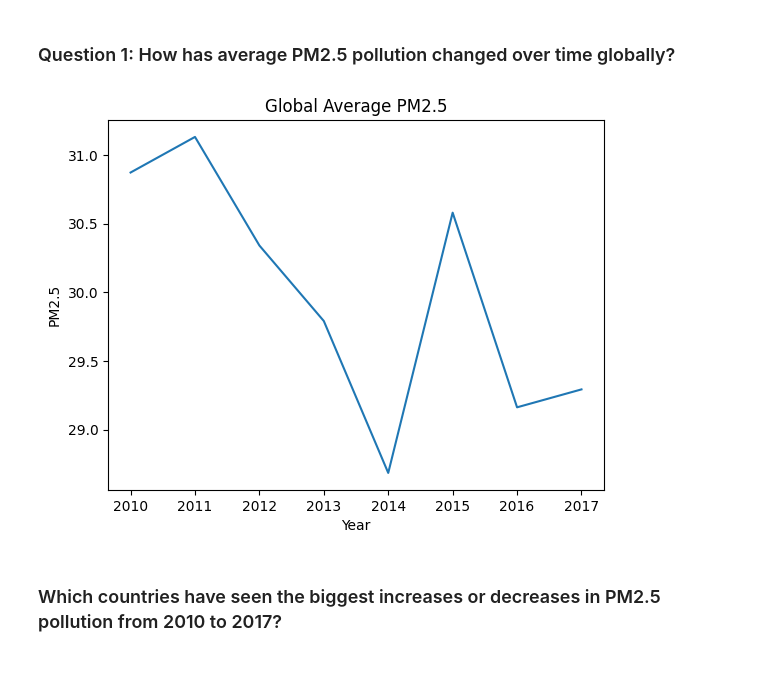
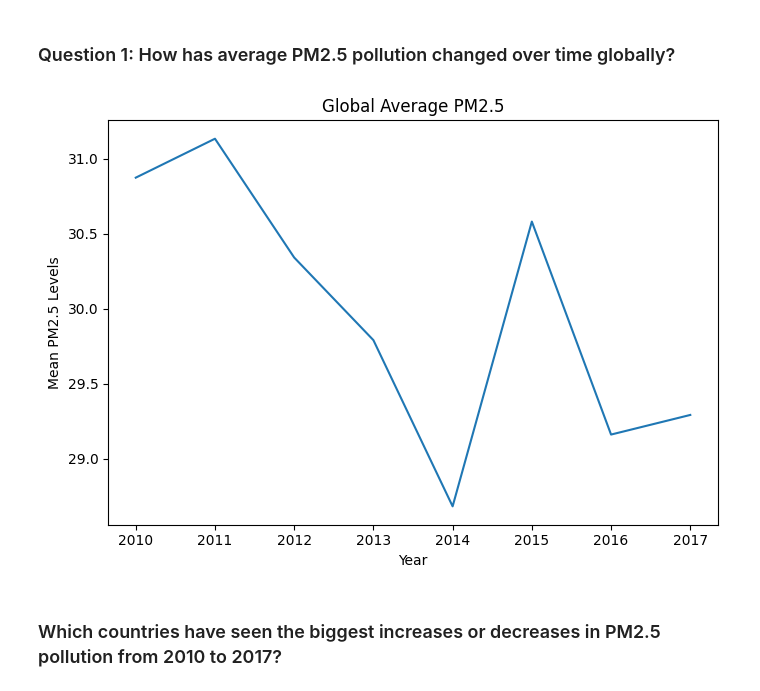
Before and after one commit to dwhiteman57/python_seaborn_portfolio, a Jupyter notebook: pm2_5_global_air_pollution.ipynb, the cells around one changed output. Saved outputs shown, nothing was run; the diff lists cells and outputs as text; code cells hidden in the pictures.

```diff
--- a/pm2_5_global_air_pollution.ipynb
+++ b/pm2_5_global_air_pollution.ipynb
@@ -78,27 +87,30 @@ The datasets look intact and free from null values. We will now begin visualizin
 ### Question 1: How has average PM2.5 pollution changed over time globally?
 # %%
 # Select columns to aggregate
-pm_cols = pm_pol.columns[2:]
+pm_cols = pm_pol.columns[2:10]
 
 # Take mean of selected columns
 global_means = pm_pol[pm_cols].mean()
 
 # Reset index
 global_means = global_means.reset_index()
 
+global_means
 # Rename columns
 global_means.columns = ['Year', 'PM2.5']
 
 # Create line chart
+plt.rcParams["figure.autolayout"] = True
+plt.rcParams["figure.figsize"] = [7.00, 5.00]
 chart = sns.lineplot(data=global_means, x='Year', y="PM2.5")
 
 # Add labels
 chart.set_title('Global Average PM2.5')
-chart.set(xlabel='Year', ylabel='PM2.5')
+chart.set(xlabel='Year', ylabel='Mean PM2.5 Levels')
 
 plt.show()
 # %% [output]
-[figure, old version]
+[figure, new version]
 # %% [markdown]
 ### Which countries have seen the biggest increases or decreases in PM2.5 pollution from 2010 to 2017?
 # %%
```
Also changed, not shown: parts of 5 cells of this notebook.
